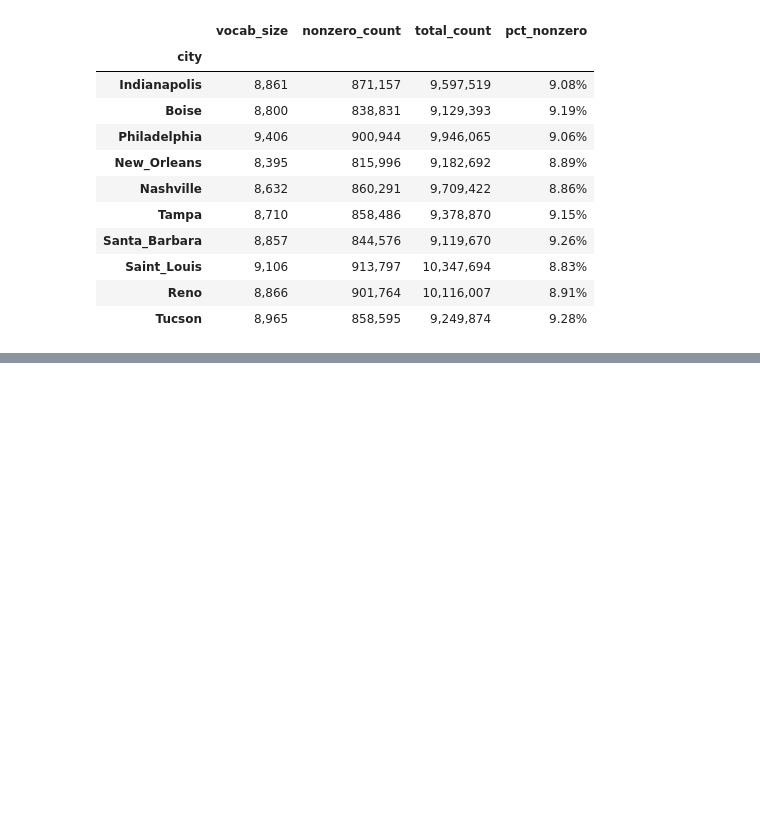
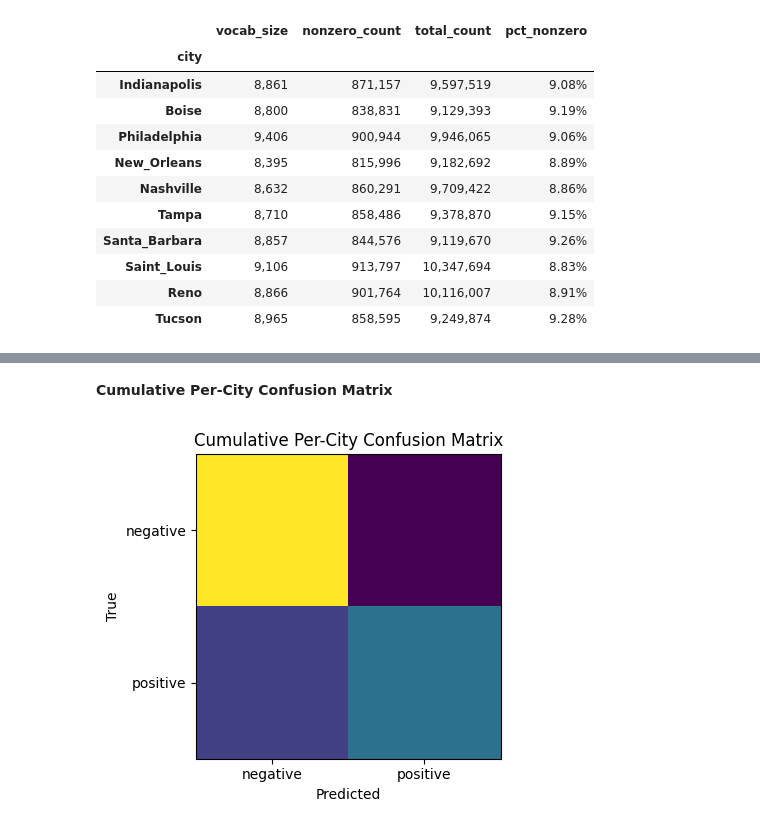
Before and after one commit to emily-l-torres/talkofthetown, a Jupyter notebook: notebooks/Talk_of_the_Town.ipynb, the cells around one changed output, grey strips where cells are left out. Saved outputs shown, nothing was run; the diff lists cells and outputs as text; code cells hidden in the pictures; blank space fills up the shorter version.

```diff
--- a/notebooks/Talk_of_the_Town.ipynb
+++ b/notebooks/Talk_of_the_Town.ipynb
@@ -672,0 +1173,3 @@ HBox(children=(Text(value='menu', description='Word 1:'), Text(value='great', de
+# %%
+data = np.load("/content/talkofthetown/data/glove_embeddings/Boise.npz", mmap_mode="r")
+print(data.files, data["embeds"].shape)
@@ -672,0 +1243,16 @@ HBox(children=(Text(value='menu', description='Word 1:'), Text(value='great', de
+# %% [markdown]
+**Cumulative Per-City Confusion Matrix**
+# %%
+cm = confusion_matrix(yte, yhat, labels=[0,1])
+
+plt.figure(figsize=(6,4))
+plt.imshow(cm, interpolation='nearest')
+plt.xticks([0,1], ['negative', 'positive'])
+plt.yticks([0,1], ['negative', 'positive'])
+plt.title('Cumulative Per-City Confusion Matrix')
+plt.xlabel('Predicted')
+plt.ylabel('True')
+plt.tight_layout()
+plt.show()
+# %% [output]
+[figure, added]
```
Also changed, not shown: parts of 47 cells of this notebook.
